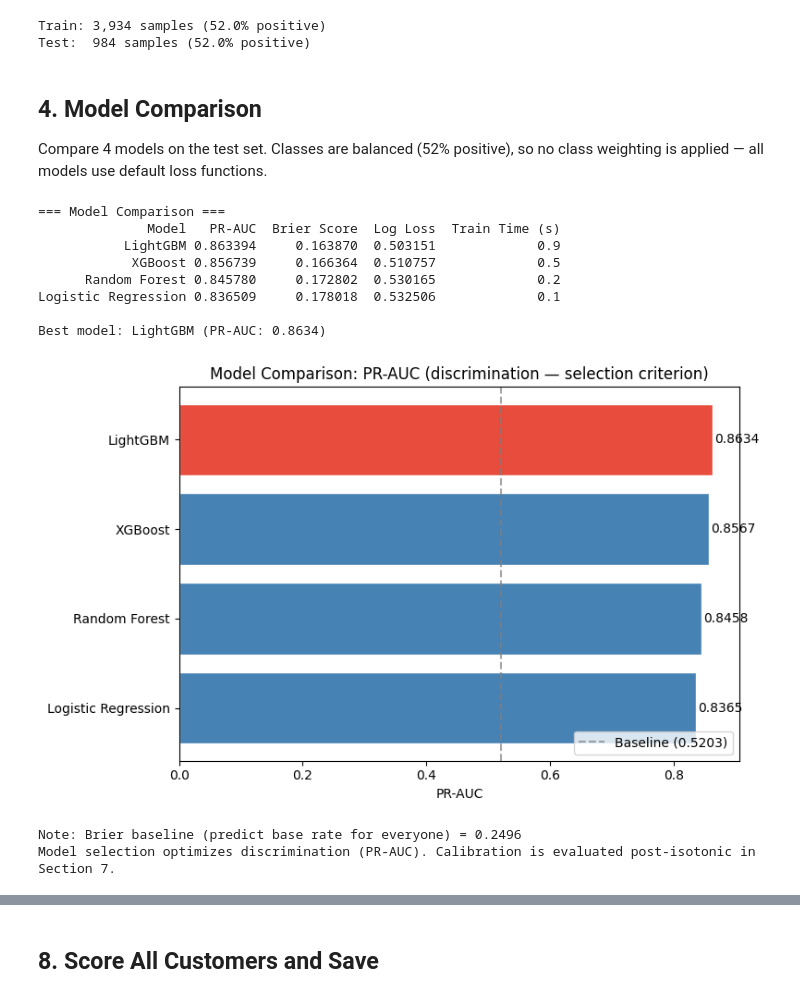
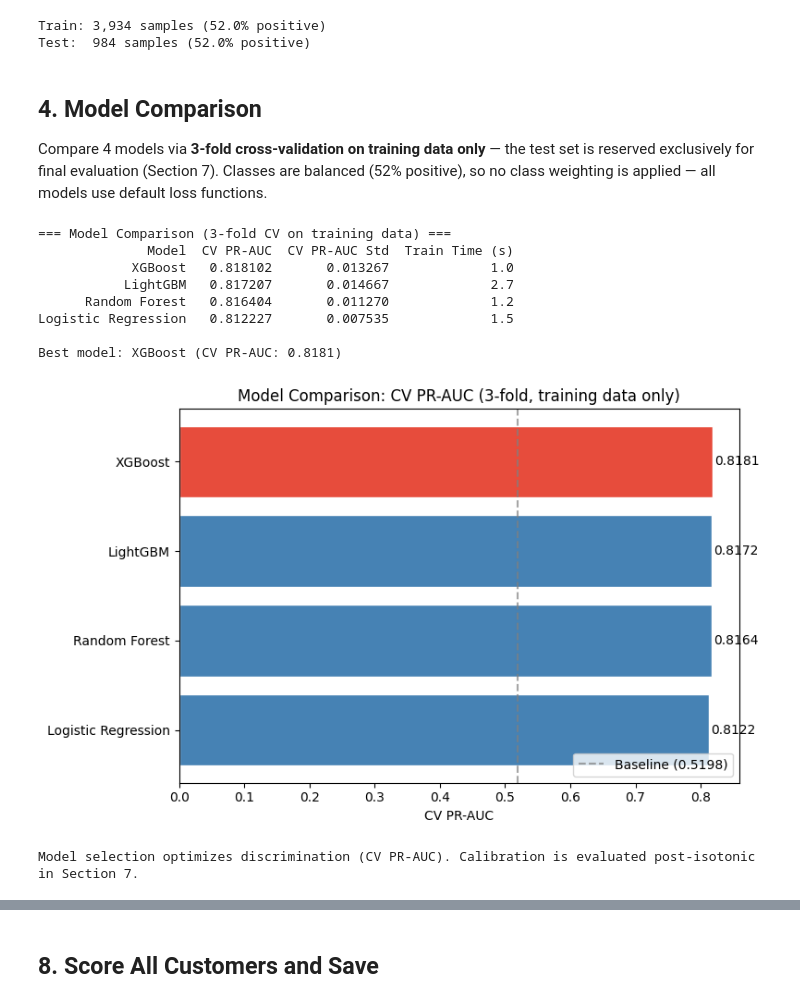
Before and after one commit to dsyhub/customer-lifetime-value-prediction, a Jupyter notebook: notebooks/02_purchase_propensity_model.ipynb, the cells around one changed output, grey strips where cells are left out. Saved outputs shown, nothing was run; the diff lists cells and outputs as text; code cells hidden in the pictures.

```diff
--- a/notebooks/02_purchase_propensity_model.ipynb
+++ b/notebooks/02_purchase_propensity_model.ipynb
@@ -82,7 +103,7 @@ df['recency_ratio'] = df['recency'] / df['T'].clip(lower=1)
 NUMERIC_FEATURES = [
     'frequency', 'recency', 'T', 'monetary_value',
     'total_orders', 'avg_order_value',
-    'unique_products', 'avg_basket_size', 'purchase_regularity',
+    'unique_products', 'avg_basket_size', 'interpurchase_std',
     'cancellation_rate',
     'recency_ratio',
 ]
@@ -120,7 +141,7 @@ Test:  984 samples (52.0% positive)
 # %% [markdown]
 ## 4. Model Comparison
 
-Compare 4 models on the test set. Classes are balanced (52% positive), so no class weighting is applied — all models use default loss functions.
+Compare 4 models via **3-fold cross-validation on training data only** — the test set is reserved exclusively for final evaluation (Section 7). Classes are balanced (52% positive), so no class weighting is applied — all models use default loss functions.
 # %%
 models = {
     'Logistic Regression': LogisticRegression(
@@ -141,70 +162,68 @@ models = {
     ),
 }
 
+# Model selection uses CV on training data — test set reserved for final eval
+cv = StratifiedKFold(n_splits=3, shuffle=True, random_state=42)
+
 results = []
 trained_models = {}
 for name, model in models.items():
     start = time.time()
-    model.fit(X_train, y_train)
+    cv_scores = cross_val_score(
+        model, X_train, y_train,
+        cv=cv, scoring='average_precision', n_jobs=-1
+    )
     train_time = time.time() - start
-
-    y_prob = model.predict_proba(X_test)[:, 1]
-    pr_auc = average_precision_score(y_test, y_prob)
-    brier = brier_score_loss(y_test, y_prob)
-    logloss = log_loss(y_test, y_prob)
 
     results.append({
         'Model': name,
-        'PR-AUC': pr_auc,
-        'Brier Score': brier,
-        'Log Loss': logloss,
+        'CV PR-AUC': cv_scores.mean(),
+        'CV PR-AUC Std': cv_scores.std(),
         'Train Time (s)': round(train_time, 1),
     })
+    # Fit on full training set for downstream use
+    model.fit(X_train, y_train)
     trained_models[name] = model
 
-results_df = pd.DataFrame(results).sort_values('PR-AUC', ascending=False)
-print("\n=== Model Comparison ===")
+results_df = pd.DataFrame(results).sort_values('CV PR-AUC', ascending=False)
+print("\n=== Model Comparison (3-fold CV on training data) ===")
 print(results_df.to_string(index=False))
 
 best_model_name = results_df.iloc[0]['Model']
-default_pr_auc = results_df.iloc[0]['PR-AUC']
-print(f"\nBest model: {best_model_name} (PR-AUC: {default_pr_auc:.4f})")
+default_pr_auc = results_df.iloc[0]['CV PR-AUC']
+print(f"\nBest model: {best_model_name} (CV PR-AUC: {default_pr_auc:.4f})")
 # %% [output]
-=== Model Comparison ===
-              Model   PR-AUC  Brier Score  Log Loss  Train Time (s)
-           LightGBM 0.863394     0.163870  0.503151             0.9
-            XGBoost 0.856739     0.166364  0.510757             0.5
-      Random Forest 0.845780     0.172802  0.530165             0.2
-Logistic Regression 0.836509     0.178018  0.532506             0.1
+=== Model Comparison (3-fold CV on training data) ===
+              Model  CV PR-AUC  CV PR-AUC Std  Train Time (s)
+            XGBoost   0.818102       0.013267             1.0
+           LightGBM   0.817207       0.014667             2.7
+      Random Forest   0.816404       0.011270             1.2
+Logistic Regression   0.812227       0.007535             1.5
 
-Best model: LightGBM (PR-AUC: 0.8634)
+Best model: XGBoost (CV PR-AUC: 0.8181)
 # %%
-# PR-AUC comparison bar chart
+# CV PR-AUC comparison bar chart
 fig, ax = plt.subplots(figsize=(8, 5))
-plot_df = results_df.sort_values('PR-AUC', ascending=True)
+plot_df = results_df.sort_values('CV PR-AUC', ascending=True)
 colors = ['steelblue' if name != best_model_name else '#e74c3c'
           for name in plot_df['Model']]
-bars = ax.barh(plot_df['Model'], plot_df['PR-AUC'], color=colors, edgecolor='white')
+bars = ax.barh(plot_df['Model'], plot_df['CV PR-AUC'], color=colors, edgecolor='white')
 
 # Add value labels
-for bar, val in zip(bars, plot_df['PR-AUC']):
+for bar, val in zip(bars, plot_df['CV PR-AUC']):
     ax.text(bar.get_width() + 0.003, bar.get_y() + bar.get_height() / 2,
             f'{val:.4f}', va='center', fontsize=10)
 
-baseline = y_test.mean()
+baseline = y_train.mean()
 ax.axvline(x=baseline, color='gray', linestyle='--', alpha=0.7, label=f'Baseline ({baseline:.4f})')
 
-# Brier baseline: score of a model that always predicts the base rate
-brier_baseline = baseline * (1 - baseline)
-ax.set_xlabel('PR-AUC')
-ax.set_title('Model Comparison: PR-AUC (discrimination — selection criterion)')
+ax.set_xlabel('CV PR-AUC')
+ax.set_title('Model Comparison: CV PR-AUC (3-fold, training data only)')
 ax.legend(loc='lower right')
 plt.tight_layout()
 plt.show()
 
-print(f"\nNote: Brier baseline (predict base rate for everyone) = {brier_baseline:.4f}")
-print("Model selection optimizes discrimination (PR-AUC). Calibration is evaluated post-isotonic in Section 7.")
+print("Model selection optimizes discrimination (CV PR-AUC). Calibration is evaluated post-isotonic in Section 7.")
 # %% [output]
-[figure, old version]
+[figure, new version]
-Note: Brier baseline (predict base rate for everyone) = 0.2496
-Model selection optimizes discrimination (PR-AUC). Calibration is evaluated post-isotonic in Section 7.
+Model selection optimizes discrimination (CV PR-AUC). Calibration is evaluated post-isotonic in Section 7.
```
Also changed, not shown: parts of 23 cells of this notebook, 8 other files.
